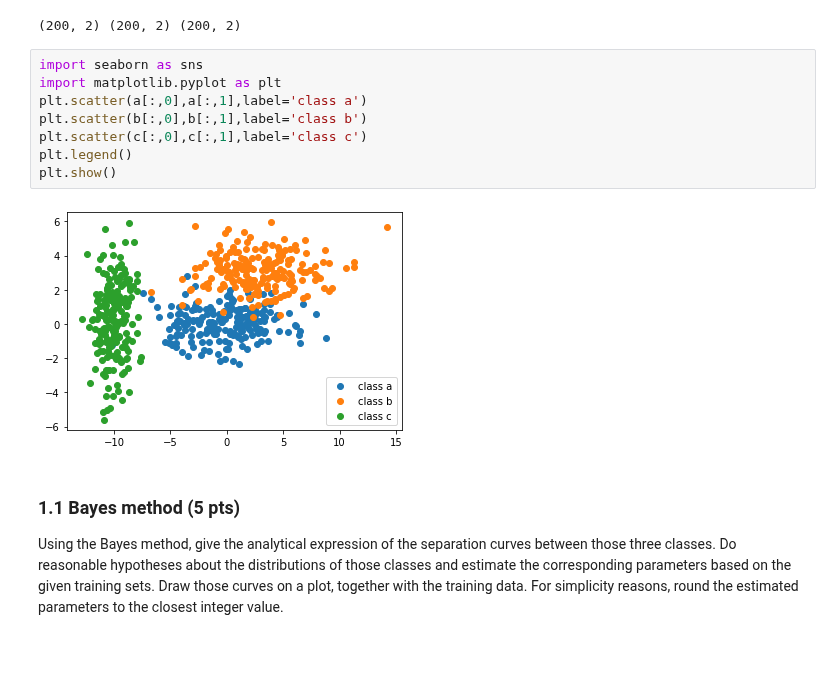
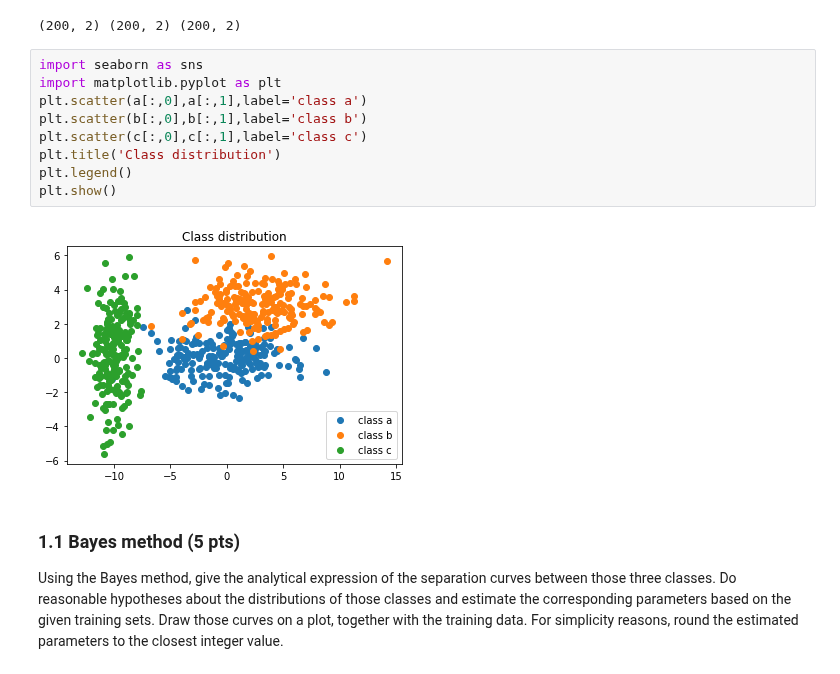
Before and after one commit to Andrea-Oliveri/Image-Processing-Assignements, a Jupyter notebook: Labs/lab_03_classification.ipynb, the cells around one changed output. Drawn from its saved outputs; the diff is of its cells as text.

```diff
--- a/Labs/lab_03_classification.ipynb
+++ b/Labs/lab_03_classification.ipynb
@@ -62,13 +62,14 @@ print(a.shape, b.shape, c.shape)
 # %%
 import seaborn as sns
 import matplotlib.pyplot as plt
 plt.scatter(a[:,0],a[:,1],label='class a')
 plt.scatter(b[:,0],b[:,1],label='class b')
 plt.scatter(c[:,0],c[:,1],label='class c')
+plt.title('Class distribution')
 plt.legend()
 plt.show()
 # %% [output]
-[figure, old version]
+[figure, new version]
 # %% [markdown]
 ### 1.1 Bayes method (5 pts)
 Using the Bayes method, give the analytical expression of the separation curves between those three classes.
```
Also changed, not shown: parts of 15 cells of this notebook.
